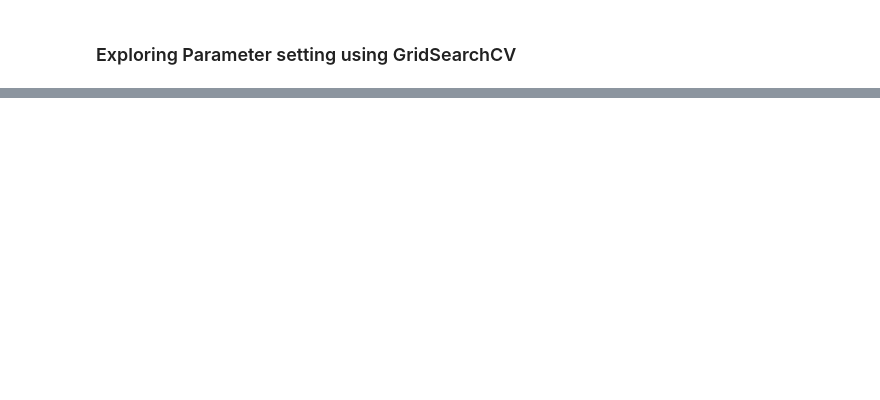
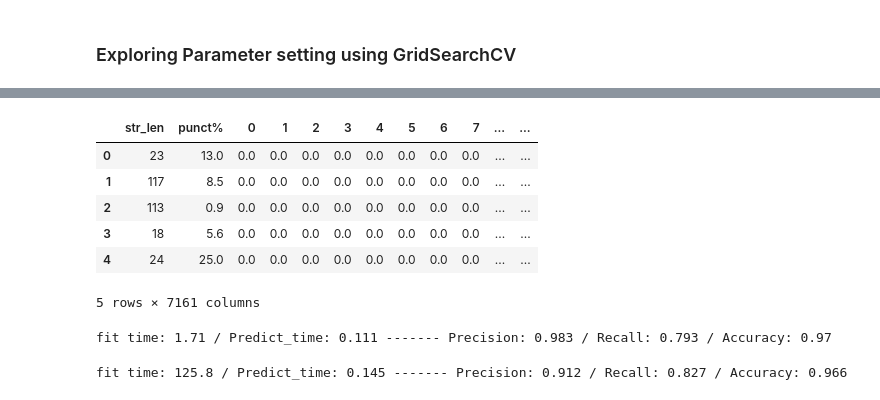
Before and after one commit to San0160/NLP, a Jupyter notebook: nlp_classes.ipynb, the cells around one changed output, grey strips where cells are left out. Saved outputs shown, nothing was run; the diff lists cells and outputs as text; code cells hidden in the pictures; blank space fills up the shorter version.

```diff
--- a/nlp_classes.ipynb
+++ b/nlp_classes.ipynb
@@ -1178,0 +1277,31 @@ pd.DataFrame(gs_fit.cv_results_).sort_values("mean_test_score", ascending = Fals
+# %%
+def clean_text(text):
+    text = "".join([word.lower() for word in text if word not in string.punctuation])
+    token = re.split("\W+", text)
+    text = [ps.stem(word) for word in token if word not in stopword]
+    return text
+# %%
+X_train, X_test, y_train, y_test = train_test_split(data[["text_body", "punct%", "str_len"]], data["label"], test_size = 0.2, random_state = 123)
+# %%
+tfidf = TfidfVectorizer(analyzer = clean_text)
+tfidf_train = tfidf.fit_transform(X_train["text_body"]) # fits only on train data
+tfidf_test = tfidf.transform(X_test["text_body"])
+
+# concat back together to get x featurrers
+
+X_train_vect = pd.concat([X_train[["str_len", "punct%"]].reset_index(drop = True), pd.DataFrame(tfidf_train.toarray())], axis = 1)
+X_test_vect = pd.concat([X_test[["str_len", "punct%"]].reset_index(drop = True), pd.DataFrame(tfidf_test.toarray())], axis = 1)
+
+X_train_vect.columns = X_train_vect.columns.astype(str)
+X_test_vect.columns = X_test_vect.columns.astype(str)
+
+
+X_train_vect.head()
+# %% [output]
+|  | str_len | punct% | 0 | 1 | 2 | 3 | 4 | 5 | 6 | 7 | ... | ... |
+| 0 | 23 | 13.0 | 0.0 | 0.0 | 0.0 | 0.0 | 0.0 | 0.0 | 0.0 | 0.0 | ... | ... |
+| 1 | 117 | 8.5 | 0.0 | 0.0 | 0.0 | 0.0 | 0.0 | 0.0 | 0.0 | 0.0 | ... | ... |
+| 2 | 113 | 0.9 | 0.0 | 0.0 | 0.0 | 0.0 | 0.0 | 0.0 | 0.0 | 0.0 | ... | ... |
+| 3 | 18 | 5.6 | 0.0 | 0.0 | 0.0 | 0.0 | 0.0 | 0.0 | 0.0 | 0.0 | ... | ... |
+| 4 | 24 | 25.0 | 0.0 | 0.0 | 0.0 | 0.0 | 0.0 | 0.0 | 0.0 | 0.0 | ... | ... |
+5 rows × 7161 columns
@@ -1178,0 +1310,34 @@ pd.DataFrame(gs_fit.cv_results_).sort_values("mean_test_score", ascending = Fals
+# %%
+rf = RandomForestClassifier(n_jobs = -1, n_estimators = 150, max_depth = None)
+
+start = time.time()
+rf_model = rf.fit(X_train_vect, y_train)
+end = time.time()
+fit_time = (end-start)
+
+start = time.time()
+y_pred = rf_model.predict(X_test_vect)
+end = time.time()
+pred_time = (end-start)
+
+precision, recall, fscore, support = score(y_test, y_pred, pos_label = "spam", average = "binary", zero_division=0)
+print("fit time: {} / Predict_time: {} ------- Precision: {} / Recall: {} / Accuracy: {}".format(round(fit_time, 3), round(pred_time, 3), round(precision, 3), round(recall, 3), round((y_pred == y_test).sum()/len(y_pred), 3)))
+# %% [output]
+fit time: 1.71 / Predict_time: 0.111 ------- Precision: 0.983 / Recall: 0.793 / Accuracy: 0.97
+# %%
+gb = GradientBoostingClassifier(n_estimators = 150, max_depth = 11)
+
+start = time.time()
+gb_model = gb.fit(X_train_vect, y_train)
+end = time.time()
+fit_time = (end-start)
+
+start = time.time()
+y_pred = gb_model.predict(X_test_vect)
+end = time.time()
+pred_time = (end-start)
+
+precision, recall, fscore, support = score(y_test, y_pred, pos_label = "spam", average = "binary", zero_division=0)
+print("fit time: {} / Predict_time: {} ------- Precision: {} / Recall: {} / Accuracy: {}".format(round(fit_time, 3), round(pred_time, 3), round(precision, 3), round(recall, 3), round((y_pred == y_test).sum()/len(y_pred), 3)))
+# %% [output]
+fit time: 125.8 / Predict_time: 0.145 ------- Precision: 0.912 / Recall: 0.827 / Accuracy: 0.966
```
Also changed, not shown: parts of 16 cells of this notebook.
